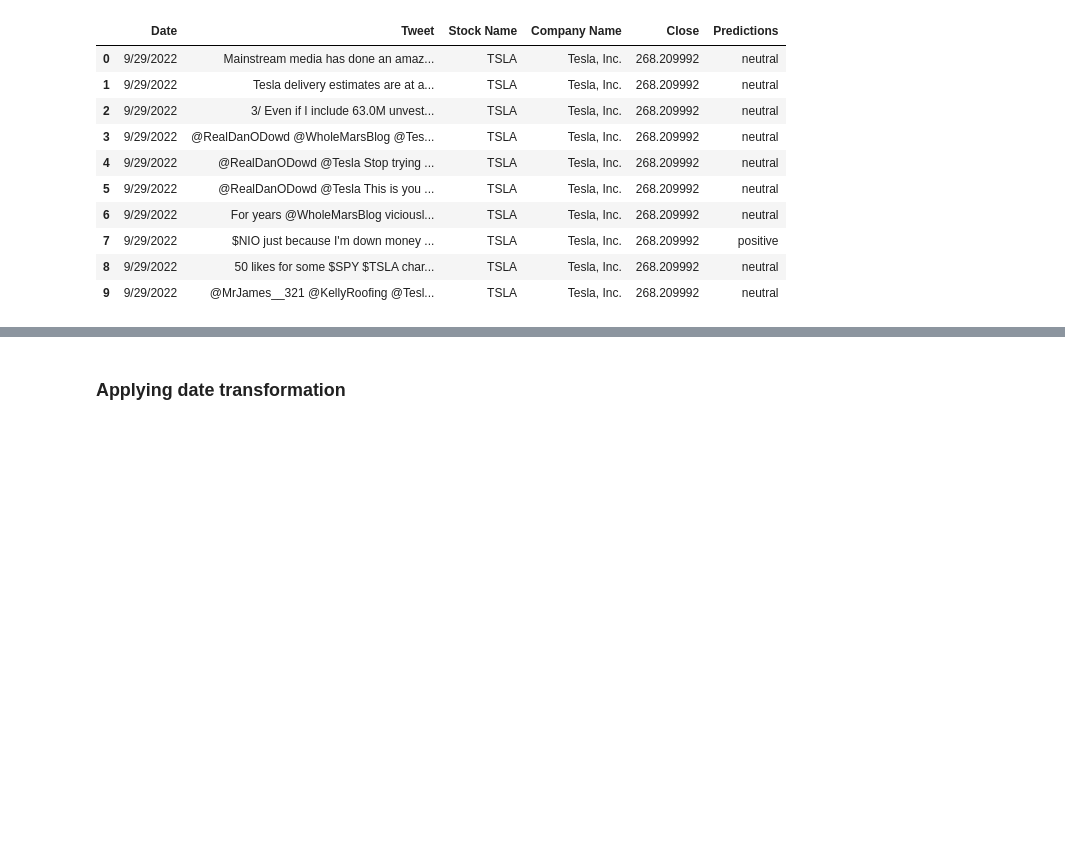
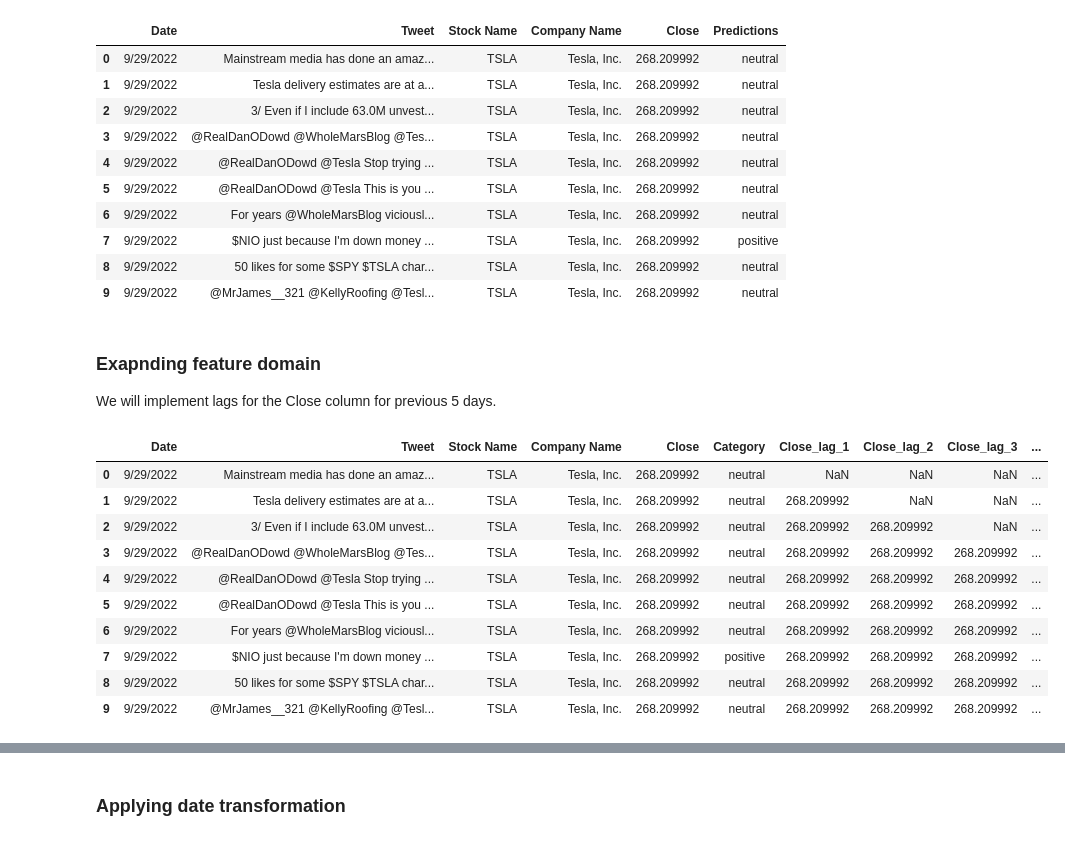
Before and after one commit to sejfovskienes/MASA_internship, a Jupyter notebook: 4.xgb_model/predicting_close.ipynb, the cells around one changed output, grey strips where cells are left out. Drawn from its saved outputs; the diff is of its cells as text; code cells hidden in the pictures; blank space fills up the shorter version.

Commit message:
Expanding feature domain

```diff
--- a/4.xgb_model/predicting_close.ipynb
+++ b/4.xgb_model/predicting_close.ipynb
@@ -22,3 +22,23 @@ data.head(10)
 | 9 | 9/29/2022 | @MrJames__321 @KellyRoofing @Tesl... | TSLA | Tesla, Inc. | 268.209992 | neutral |
 # %%
 data.rename(columns={"Predictions": "Category"}, inplace=True)
+# %% [markdown]
+### Exapnding feature domain
+We will implement lags for the Close column for previous 5 days.
+# %%
+for i in range(1,6):
+  data[f'Close_lag_{i}'] = data['Close'].shift(i)
+
+data.head(10)
+# %% [output]
+|  | Date | Tweet | Stock Name | Company Name | Close | Category | Close_lag_1 | Close_lag_2 | Close_lag_3 | ... |
+| 0 | 9/29/2022 | Mainstream media has done an amaz... | TSLA | Tesla, Inc. | 268.209992 | neutral | NaN | NaN | NaN | ... |
+| 1 | 9/29/2022 | Tesla delivery estimates are at a... | TSLA | Tesla, Inc. | 268.209992 | neutral | 268.209992 | NaN | NaN | ... |
+| 2 | 9/29/2022 | 3/ Even if I include 63.0M unvest... | TSLA | Tesla, Inc. | 268.209992 | neutral | 268.209992 | 268.209992 | NaN | ... |
+| 3 | 9/29/2022 | @RealDanODowd @WholeMarsBlog @Tes... | TSLA | Tesla, Inc. | 268.209992 | neutral | 268.209992 | 268.209992 | 268.209992 | ... |
+| 4 | 9/29/2022 | @RealDanODowd @Tesla Stop trying ... | TSLA | Tesla, Inc. | 268.209992 | neutral | 268.209992 | 268.209992 | 268.209992 | ... |
+| 5 | 9/29/2022 | @RealDanODowd @Tesla This is you ... | TSLA | Tesla, Inc. | 268.209992 | neutral | 268.209992 | 268.209992 | 268.209992 | ... |
+| 6 | 9/29/2022 | For years @WholeMarsBlog viciousl... | TSLA | Tesla, Inc. | 268.209992 | neutral | 268.209992 | 268.209992 | 268.209992 | ... |
+| 7 | 9/29/2022 | $NIO just because I'm down money ... | TSLA | Tesla, Inc. | 268.209992 | positive | 268.209992 | 268.209992 | 268.209992 | ... |
+| 8 | 9/29/2022 | 50 likes for some $SPY $TSLA char... | TSLA | Tesla, Inc. | 268.209992 | neutral | 268.209992 | 268.209992 | 268.209992 | ... |
+| 9 | 9/29/2022 | @MrJames__321 @KellyRoofing @Tesl... | TSLA | Tesla, Inc. | 268.209992 | neutral | 268.209992 | 268.209992 | 268.209992 | ... |
```
Also changed, not shown: parts of 4 cells of this notebook.
